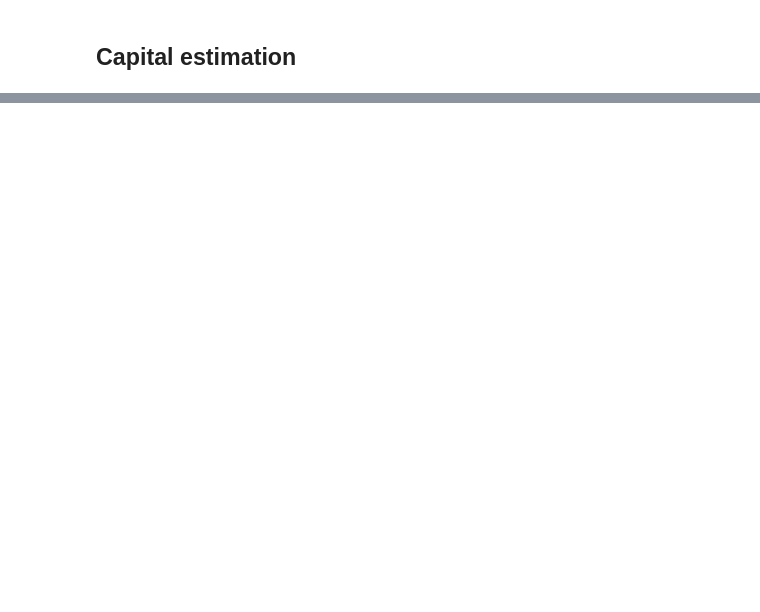
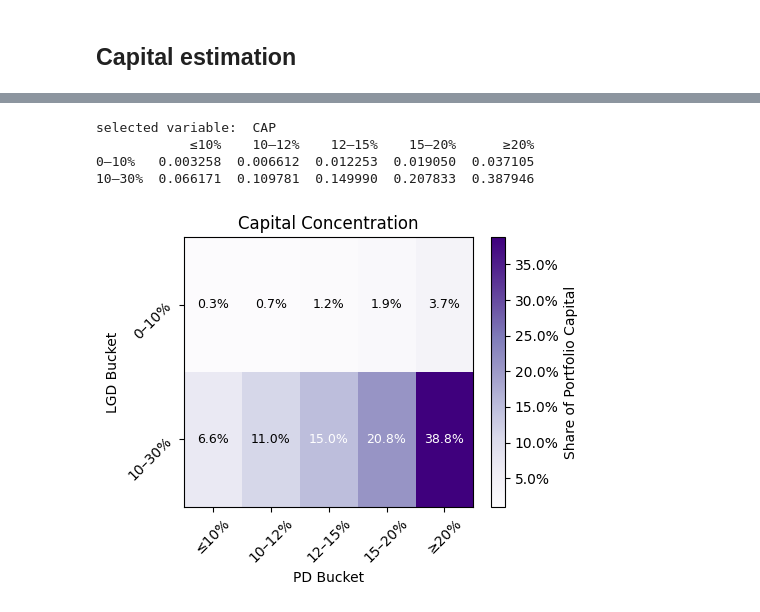
Before and after one commit to kostis2019/CREDIT-RISK-FRAMEWORK, a Jupyter notebook: notebooks/06_capital.ipynb, the cells around one changed output, grey strips where cells are left out. Cells and saved outputs as stored; diff of their text form; code cells hidden in the pictures; blank space fills up the shorter version.

```diff
--- a/notebooks/06_capital.ipynb
+++ b/notebooks/06_capital.ipynb
@@ -96,0 +112,11 @@ Next steps:
+# %%
+# capital estimation 'simple proxy' with predicted LGDs
+
+this_ds_with_capital_predLGD = estimate_capital(this_dataset_with_PD_LGD, method="simple", column_lgd="LGD")
+my_heatmap(this_ds_with_capital_predLGD, variable="CAP", column_lgd="LGD")
+# %% [output]
+selected variable:  CAP
+            ≤10%    10–12%    12–15%    15–20%      ≥20%
+0–10%   0.003258  0.006612  0.012253  0.019050  0.037105
+10–30%  0.066171  0.109781  0.149990  0.207833  0.387946
+[figure, added]
```
Also changed, not shown: parts of 6 cells of this notebook, 2 other files.
